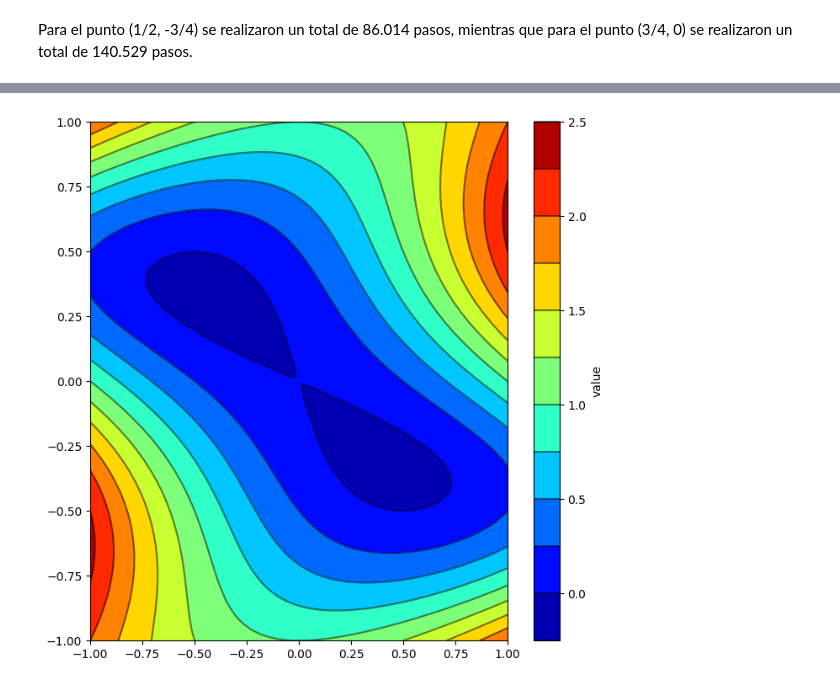
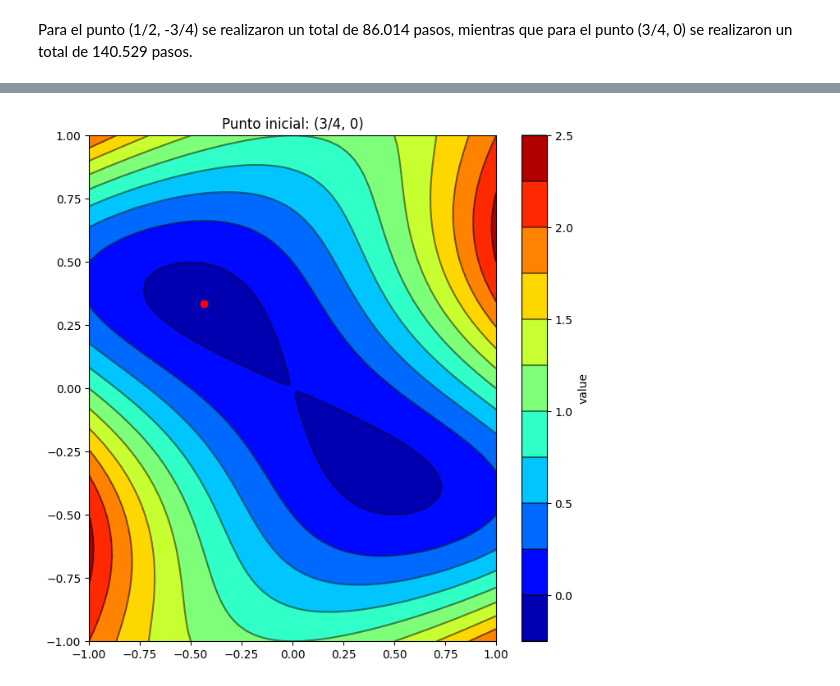
Before and after one commit to DvskyfenixX/Calculo-para-Ciencia-de-Datos, a Jupyter notebook: tarea_2.ipynb, the cells around one changed output, grey strips where cells are left out. Saved outputs shown, nothing was run; the diff lists cells and outputs as text; code cells hidden in the pictures.

```diff
--- a/tarea_2.ipynb
+++ b/tarea_2.ipynb
@@ -112,13 +128,13 @@ Para el punto (1/2, -3/4) se realizaron un total de 86.014 pasos, mientras que p
 # %%
+# Gráfico punto inicial (3/4, 0)
+
 fig = plt.figure(figsize=(8, 8))
-
 CS = plt.contourf(xx, yy, f(xx, yy), levels=10, cmap='jet')
 cbar = fig.colorbar(CS, label='value')
-
 CS2 = plt.contour(CS, levels=CS.levels[::1], colors='k', alpha=0.5)
 cbar.add_lines(CS2)
-
-plt.plot
+plt.title('Punto inicial: (3/4, 0)')
+plt.scatter(np.array(x_k1_2[0]), np.array(x_k1_2[1]), color='r', marker='o')
 plt.show()
 # %% [output]
-[figure, old version]
+[figure, new version]
```
Also changed, not shown: parts of 18 cells of this notebook, 1 other file.
